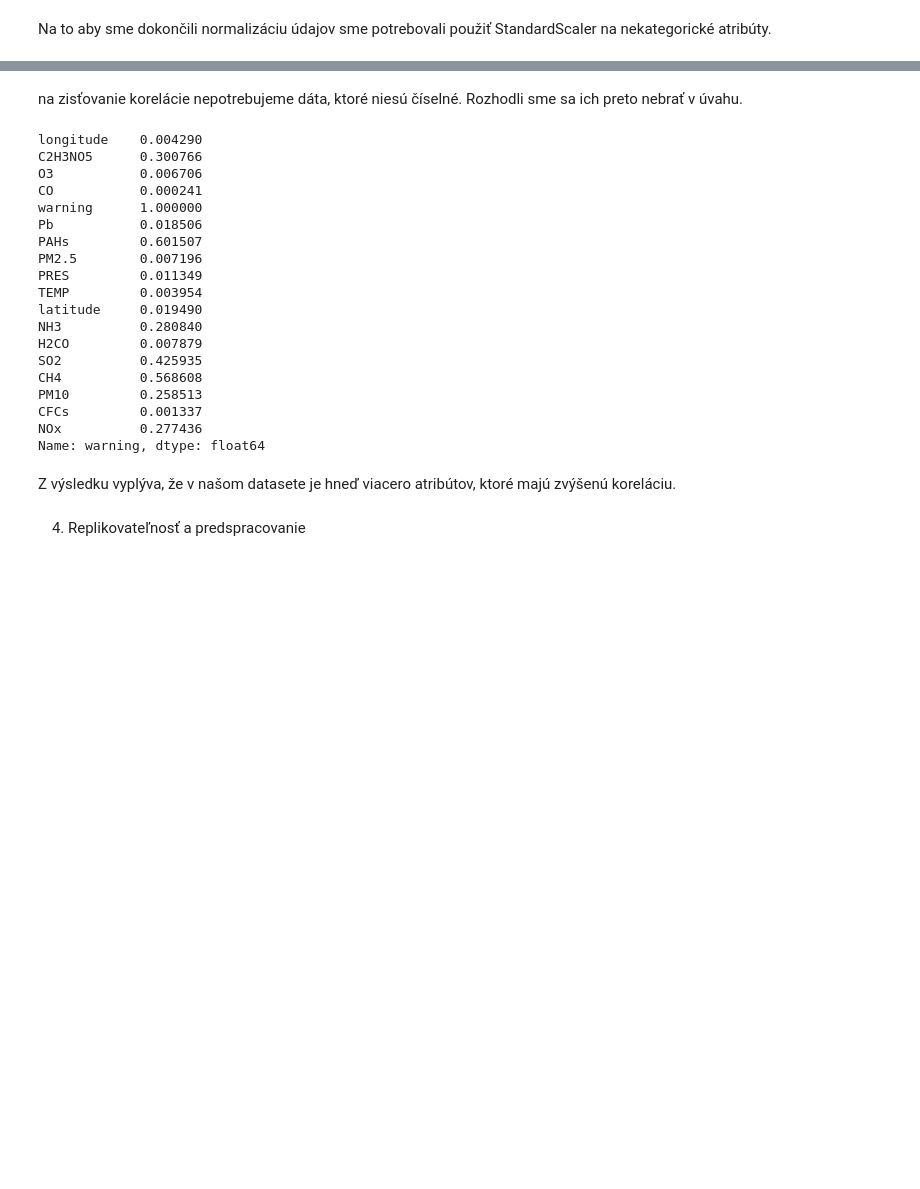
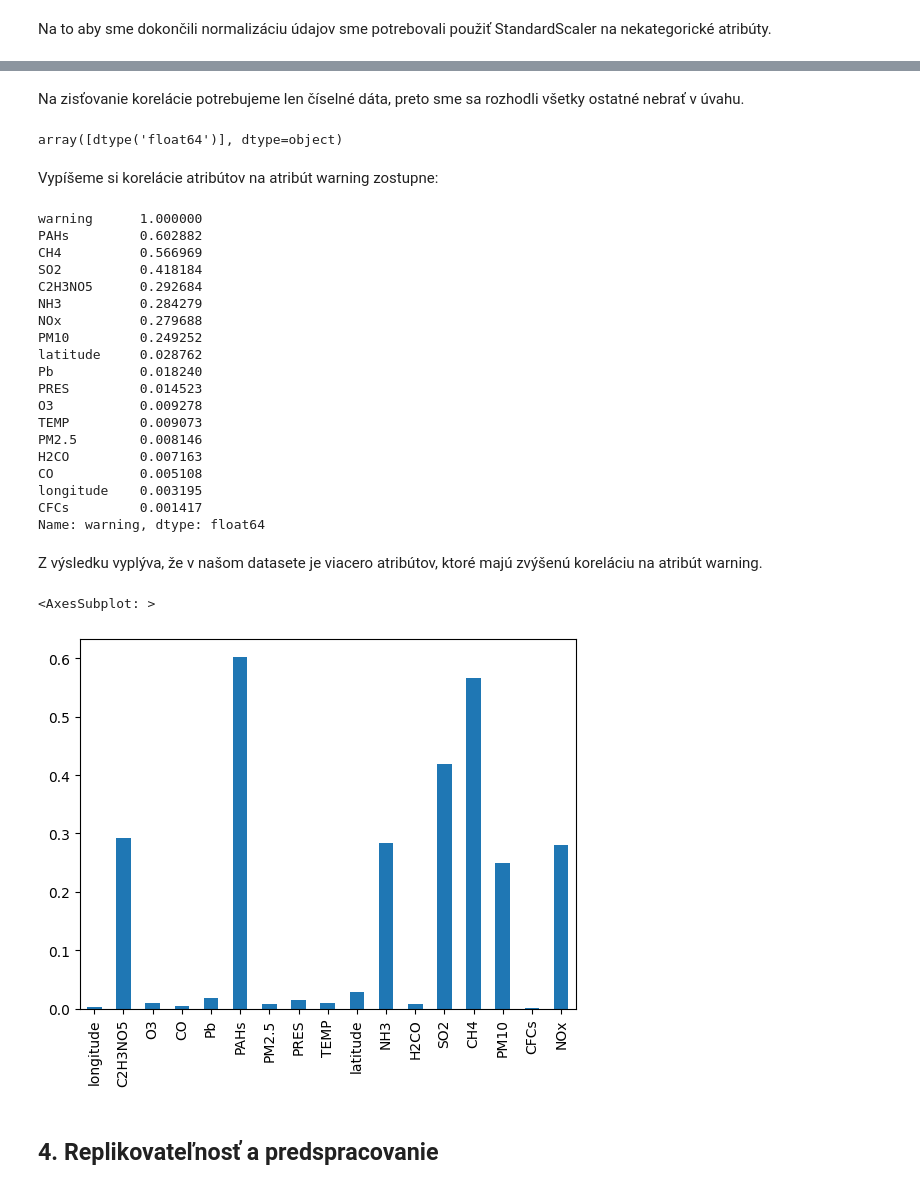
Before and after one commit to Marraff/inteligent-data-analysis, a Jupyter notebook: 2-faza-projekt-IAU.ipynb, the cells around one changed output, grey strips where cells are left out. Drawn from its saved outputs; the diff is of its cells as text; code cells hidden in the pictures; blank space fills up the shorter version.

```diff
--- a/2-faza-projekt-IAU.ipynb
+++ b/2-faza-projekt-IAU.ipynb
@@ -484,31 +504,41 @@ sns.heatmap(train_data.corr(),ax=ax, annot =True, fmt = ".3f")
 # %% [markdown]
-na zisťovanie korelácie nepotrebujeme dáta, ktoré niesú číselné. Rozhodli sme sa ich preto nebrať v úvahu.
+Na zisťovanie korelácie potrebujeme len číselné dáta, preto sme sa rozhodli všetky ostatné nebrať v úvahu.
 # %%
 num_data = train_data.select_dtypes([np.number])
+num_data.dtypes.unique()
+# %% [output]
+array([dtype('float64')], dtype=object)
+# %% [markdown]
+Vypíšeme si korelácie atribútov na atribút warning zostupne:
 # %%
-cor_target = abs(num_data.corr()["warning"])
-print(cor_target)
+attr_correlations = abs(num_data.corr()["warning"])
+print(attr_correlations.sort_values(ascending=False))
 # %% [output]
-longitude    0.004290
-C2H3NO5      0.300766
-O3           0.006706
-CO           0.000241
 warning      1.000000
-Pb           0.018506
-PAHs         0.601507
-PM2.5        0.007196
-PRES         0.011349
-TEMP         0.003954
-latitude     0.019490
-NH3          0.280840
-H2CO         0.007879
-SO2          0.425935
-CH4          0.568608
-PM10         0.258513
-CFCs         0.001337
-NOx          0.277436
+PAHs         0.602882
+CH4          0.566969
+SO2          0.418184
+C2H3NO5      0.292684
+NH3          0.284279
+NOx          0.279688
+PM10         0.249252
+latitude     0.028762
+Pb           0.018240
+PRES         0.014523
+O3           0.009278
+TEMP         0.009073
+PM2.5        0.008146
+H2CO         0.007163
+CO           0.005108
+longitude    0.003195
+CFCs         0.001417
 Name: warning, dtype: float64
 # %% [markdown]
-Z výsledku vyplýva, že v našom datasete je hneď viacero atribútov, ktoré majú zvýšenú koreláciu.
+Z výsledku vyplýva, že v našom datasete je viacero atribútov, ktoré majú zvýšenú koreláciu na atribút warning.
+# %%
+attr_correlations.drop('warning').plot(kind='bar')
+# %% [output]
+<AxesSubplot: >
+[figure, added]
 # %% [markdown]
-4. Replikovateľnosť a predspracovanie
+## 4. Replikovateľnosť a predspracovanie
```
Also changed, not shown: parts of 17 cells of this notebook.
